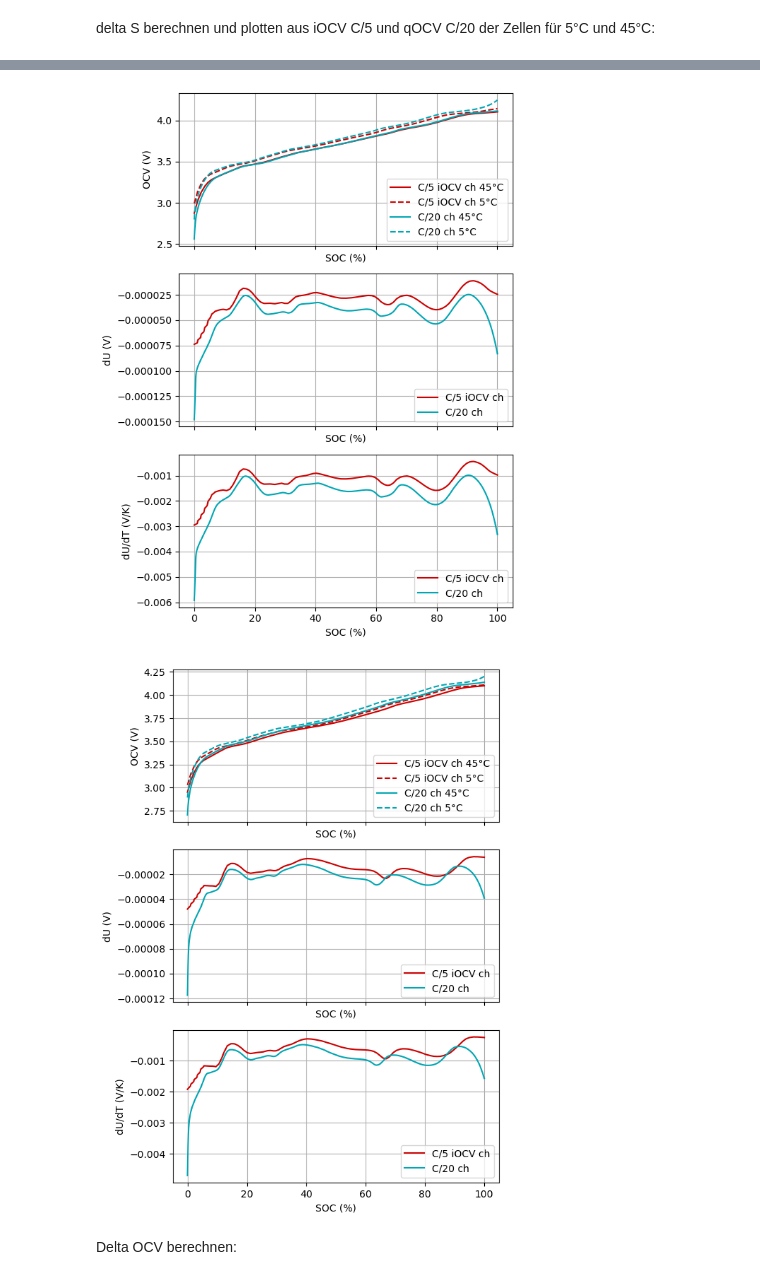
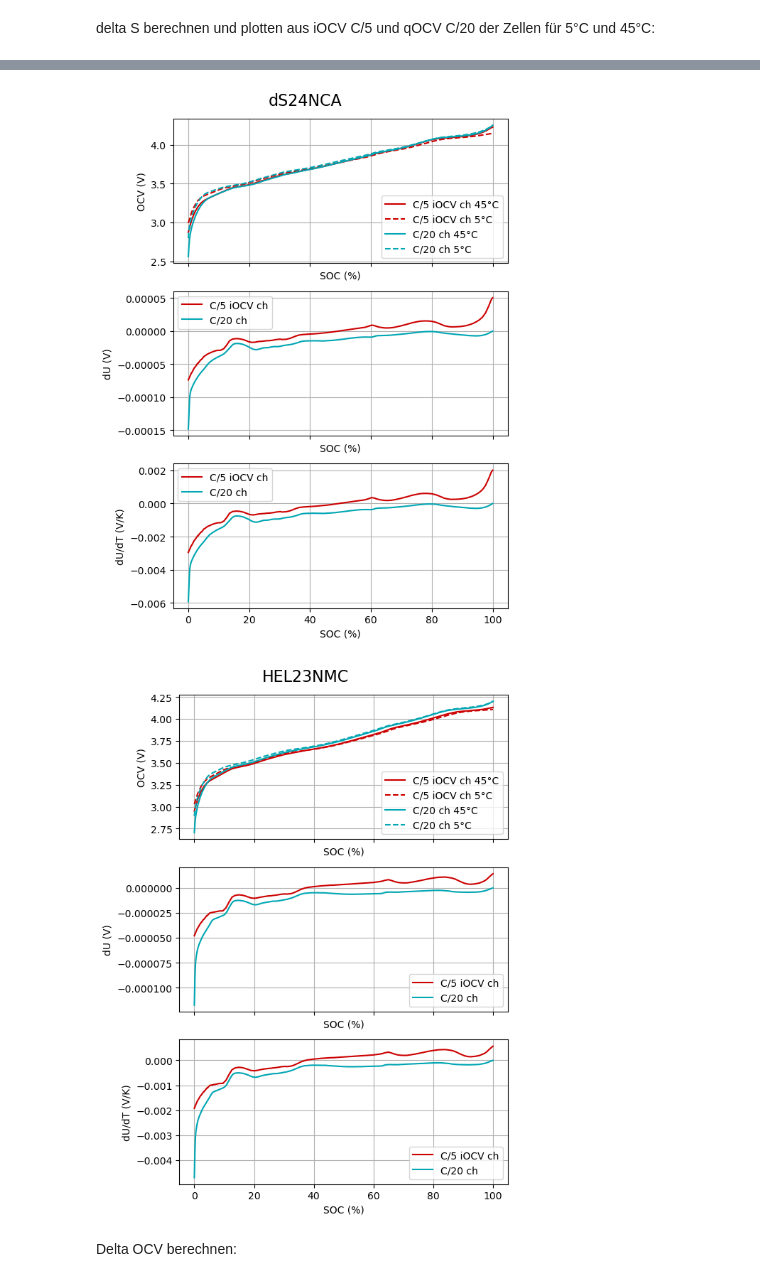
Before and after one commit to dieterduese/Projekt_Entropie, a Jupyter notebook: OCV_plotten.ipynb, the cells around one changed output, grey strips where cells are left out. Saved outputs shown, nothing was run; the diff lists cells and outputs as text; code cells hidden in the pictures.

```diff
--- a/OCV_plotten.ipynb
+++ b/OCV_plotten.ipynb
@@ -359,6 +359,8 @@ OCV_dS={"C/5 iOCV":{},"C/20":{}}
 for c in dS.keys():
 
     for cell, directions in data.items():
+    # for cell, directions in DVA.items():
+
         dS[c][cell] = {}
         OCV_dS[c][cell] = {}
 
@@ -367,6 +369,7 @@ for c in dS.keys():
             grad_str=list(grad.keys())
             #cv phasen nach entladung beim charge am anfang abziehen
             if direction=="ch":
+            # if direction=="nie":
                 temp1=np.where(directions[direction][grad_str[1]][c]['mean'][:,4]>=data[cell]["dis"][grad_str[1]][c]["mean"][-1,4])
                 temp2=np.where(directions[direction][grad_str[0]][c]['mean'][:,4]>=data[cell]["dis"][grad_str[0]][c]["mean"][-1,4])
                 g1=temp1[0][0]
@@ -376,11 +379,21 @@ for c in dS.keys():
                 g2=0
             capa1 = directions[direction][grad_str[1]][c]['mean'][g1:,4].copy() # Kapazitätswerte von Array 1
             volt1 = directions[direction][grad_str[1]][c]['mean'][g1:,2].copy()  # Spannungen von Array 1
-            capa2 = directions[direction][grad_str[0]][c]['mean'][g2:,4].copy() # Kapazitätswerte von Array 2
+            capa2 = directions[direction][grad_str[0]][c]['mean'][g2:,4].copy()# Kapazitätswerte von Array 2
             volt2 = directions[direction][grad_str[0]][c]['mean'][g2:,2].copy() # Spannungen von Array 2
+
+            # capa1 = directions[direction][grad_str[1]][c][g1:,2].copy() # Kapazitätswerte von Array 1
+            # volt1 = directions[direction][grad_str[1]][c][g1:,1].copy()  # Spannungen von Array 1
+            # capa2 = directions[direction][grad_str[0]][c][g2:,2].copy() # Kapazitätswerte von Array 2
+            # volt2 = directions[direction][grad_str[0]][c][g2:,1].copy() # Spannungen von Array 2
+
 
             capa1-=capa1[0]
             capa2-=capa2[0]
+            #über SOC 0-100% normieren
+            capa1 = capa1/capa1[-1]*100
+            capa2 = capa2/capa2[-1]*100
+
             common_capa = np.linspace(max(min(capa1), min(capa2)),
                                             min(max(capa1), max(capa2)), 1000)
 
@@ -403,6 +416,7 @@ for cell in dS[t_c[1]].keys():
     fig, axs = plt.subplots(3, 1, figsize=(6, 8), sharex=True)  # 3 Zeilen, 1 Spalte
     co=0
     for c in dS.keys():
+        # c="C/5 iOCV"
         for d in dS[c][cell].keys():
             # Erster Plot: OCV
             axs[0].plot(
@@ -434,16 +448,19 @@ for cell in dS[t_c[1]].keys():
     axs[0].set_ylabel('OCV (V)')
     axs[0].set_xlabel('SOC (%)')
     axs[0].grid()
+    # axs[0].set_ylim(0, 0.5)
     axs[0].legend()
     axs[1].set_ylabel('dU (V)')
     axs[1].set_xlabel('SOC (%)')
     axs[1].grid()
+    # axs[1].set_ylim(-0.0005, 0.001)
     axs[1].legend()
     axs[2].set_ylabel('dU/dT (V/K)')
     axs[2].set_xlabel('SOC (%)')
     axs[2].grid()
+    # axs[2].set_ylim(-0.02, 0.01)
     axs[2].legend()
-
+    plt.suptitle(cell, fontsize=16, y=0.98)
     plt.tight_layout()
     plt.show()
 # %% [output]
@@ -451,5 +468,5 @@ for cell in dS[t_c[1]].keys():
-[figure, old version]
+[figure, new version]
-[figure, old version]
+[figure, new version]
 # %% [markdown]
 Delta OCV berechnen:
 # %%
```
Also changed, not shown: parts of 1 cell of this notebook, 2 other files.
